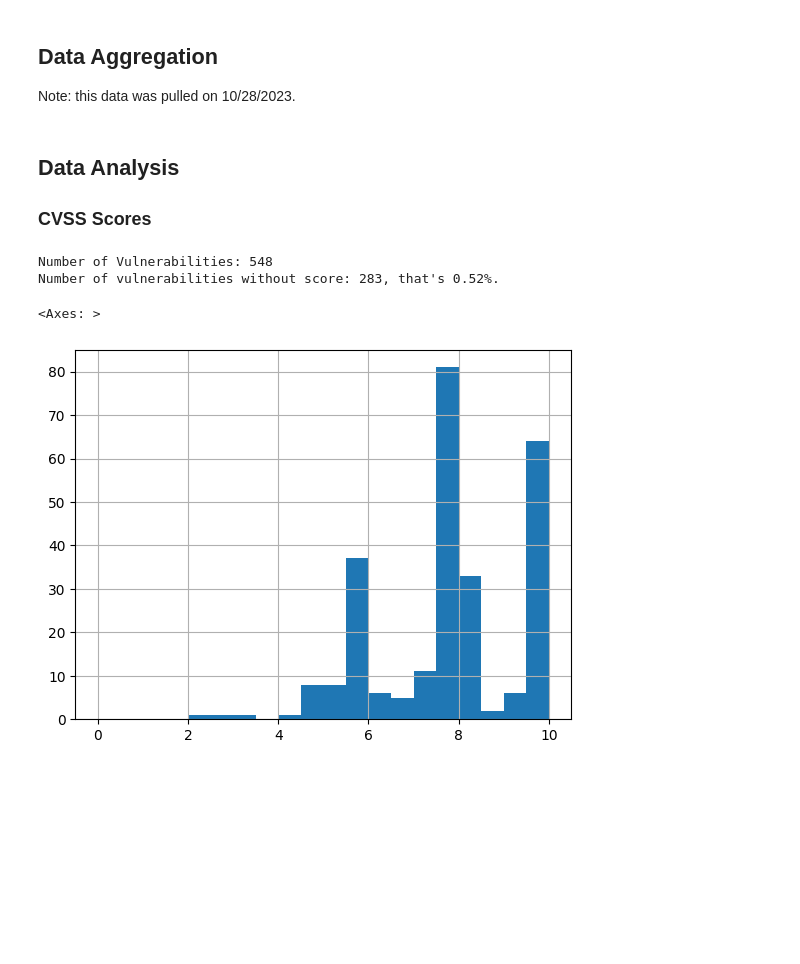
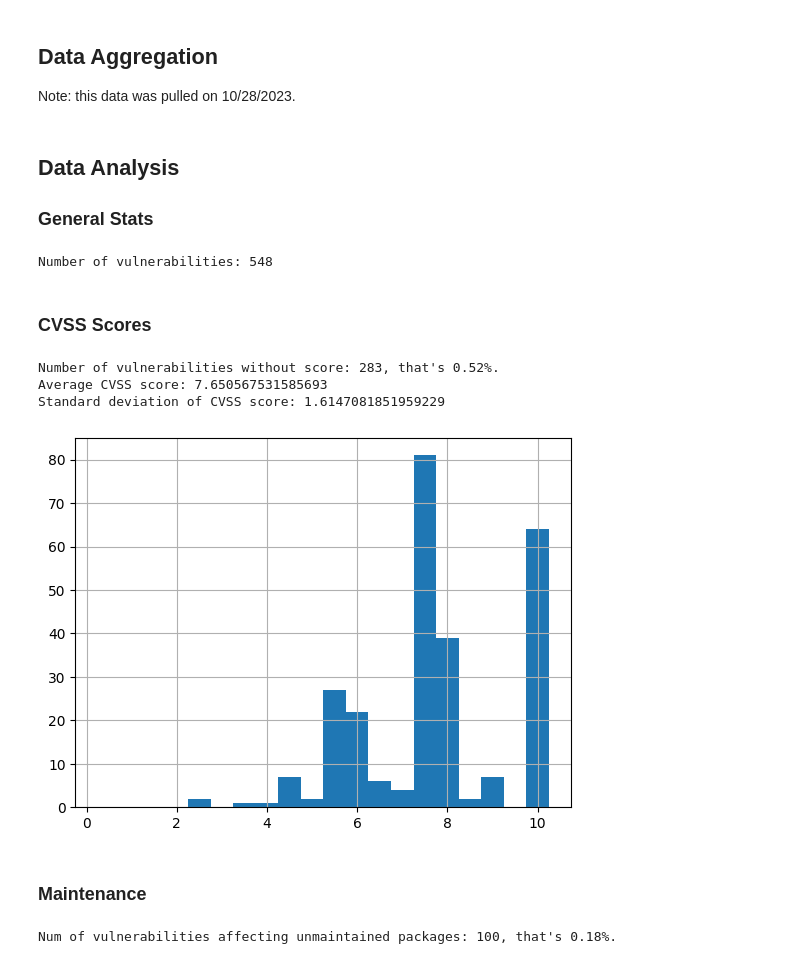
Before and after one commit to ratoru/cargo-ecosystem-lag, a Jupyter notebook: rustsec-analysis/analysis.ipynb, the cells around one changed output. Cells and saved outputs as stored; diff of their text form; code cells hidden in the pictures; blank space fills up the shorter version.

```diff
--- a/rustsec-analysis/analysis.ipynb
+++ b/rustsec-analysis/analysis.ipynb
@@ -74,13 +74,28 @@ df = pd.concat(dataframes, ignore_index=True)
 # %% [markdown]
 ## Data Analysis
 
-### CVSS Scores
+### General Stats
+# %%
+num_vul = df.shape[0]
+print(f"Number of vulnerabilities: {num_vul}")
+# %% [output]
+Number of vulnerabilities: 548
+# %% [markdown]
+### CVSS Scores
 # %%
-print(f"Number of Vulnerabilities: {df.shape[0]}")
 print(f"Number of vulnerabilities without score: {df['severity'].isna().sum()}, that's {round(df['severity'].isna().sum() / df.shape[0], 2)}%.")
-df['severity'].hist(bins=np.linspace(0,10,21))
+df['severity'].hist(bins=np.linspace(0.25,10.25,21))
+print(f"Average CVSS score: {df['severity'].mean()}")
+print(f"Standard deviation of CVSS score: {df['severity'].std()}")
 # %% [output]
-Number of Vulnerabilities: 548
 Number of vulnerabilities without score: 283, that's 0.52%.
+Average CVSS score: 7.650567531585693
+Standard deviation of CVSS score: 1.6147081851959229
-<Axes: >
-[figure, old version]
+[figure, new version]
+# %% [markdown]
+### Maintenance
+# %%
+num_unmain = df['affected_info'].value_counts()['unmaintained']
+print(f"Num of vulnerabilities affecting unmaintained packages: {num_unmain}, that's {round(num_unmain / num_vul, 2)}%.")
+# %% [output]
+Num of vulnerabilities affecting unmaintained packages: 100, that's 0.18%.
```
Also changed, not shown: parts of 3 cells of this notebook.
